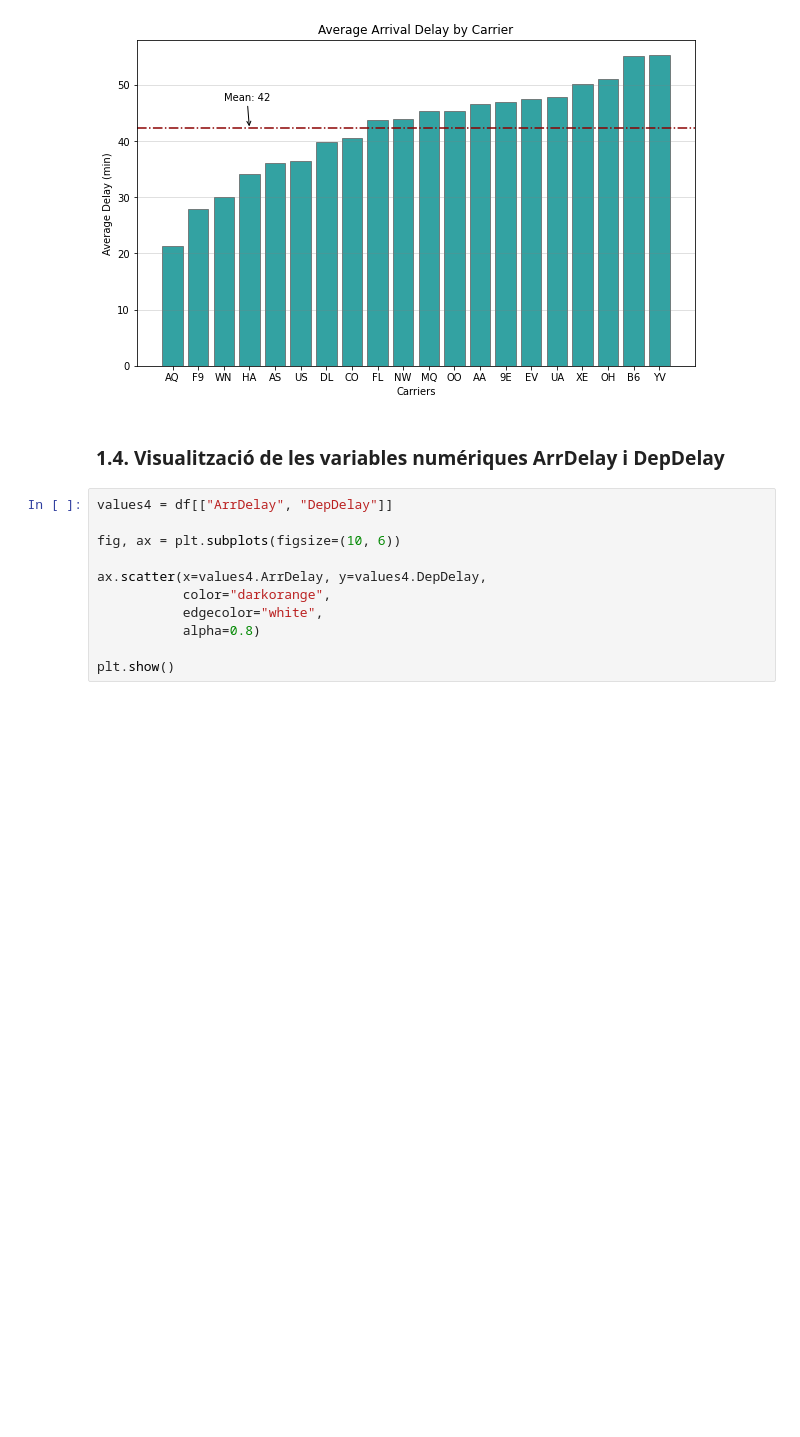
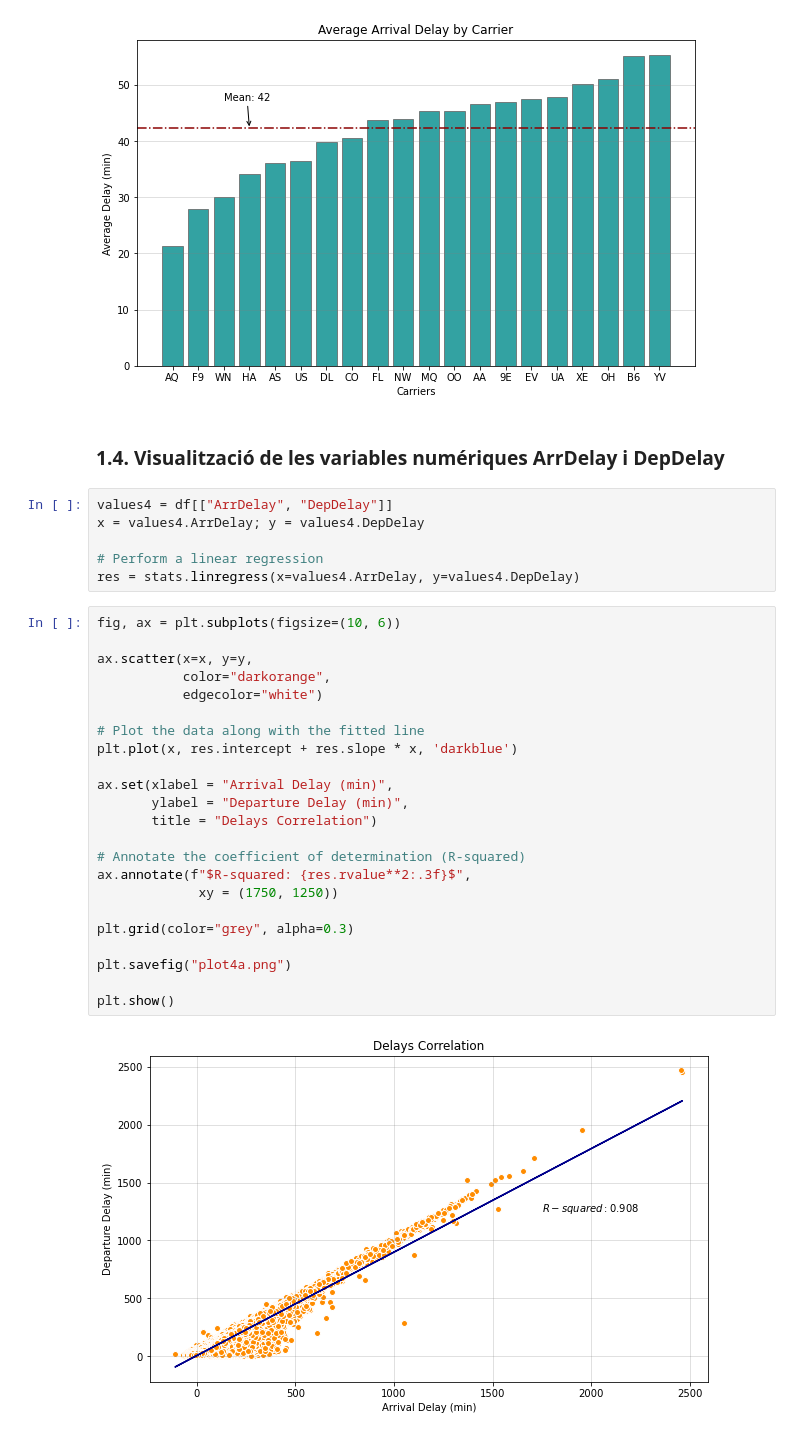
Before and after one commit to abelbg/S04T01-Visualitzacio_Exploratoria, a Jupyter notebook: Tasca 6.ipynb, the cells around one changed output. Drawn from its saved outputs; the diff is of its cells as text; blank space fills up the shorter version.

```diff
--- a/Tasca 6.ipynb
+++ b/Tasca 6.ipynb
@@ -268,14 +274,34 @@ plt.show()
 [figure]
 # %% [markdown]
 ### 1.4. Visualització de les variables numériques ArrDelay i DepDelay
-# %%
-values4 = df[["ArrDelay", "DepDelay"]]
-
-fig, ax = plt.subplots(figsize=(10, 6))
-
-ax.scatter(x=values4.ArrDelay, y=values4.DepDelay,
-           color="darkorange",
-           edgecolor="white",
-           alpha=0.8)
-
-plt.show()
+# %%
+values4 = df[["ArrDelay", "DepDelay"]]
+x = values4.ArrDelay; y = values4.DepDelay
+
+# Perform a linear regression
+res = stats.linregress(x=values4.ArrDelay, y=values4.DepDelay)
+# %%
+fig, ax = plt.subplots(figsize=(10, 6))
+
+ax.scatter(x=x, y=y,
+           color="darkorange",
+           edgecolor="white")
+
+# Plot the data along with the fitted line
+plt.plot(x, res.intercept + res.slope * x, 'darkblue')
+
+ax.set(xlabel = "Arrival Delay (min)",
+       ylabel = "Departure Delay (min)",
+       title = "Delays Correlation")
+
+# Annotate the coefficient of determination (R-squared)
+ax.annotate(f"$R-squared: {res.rvalue**2:.3f}$",
+             xy = (1750, 1250))
+
+plt.grid(color="grey", alpha=0.3)
+
+plt.savefig("plot4a.png")
+
+plt.show()
+# %% [output]
+[figure, added]
```
Also changed, not shown: parts of 18 cells of this notebook, 7 other files.
